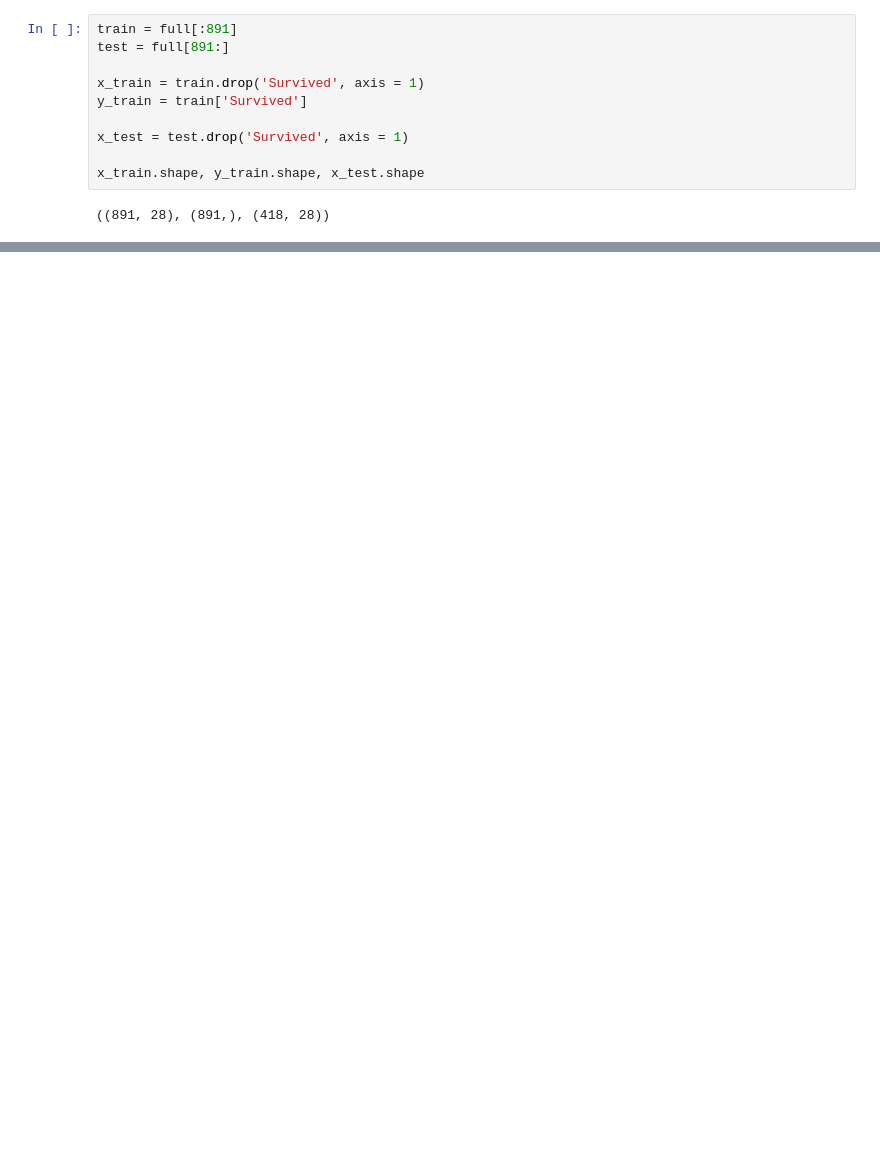
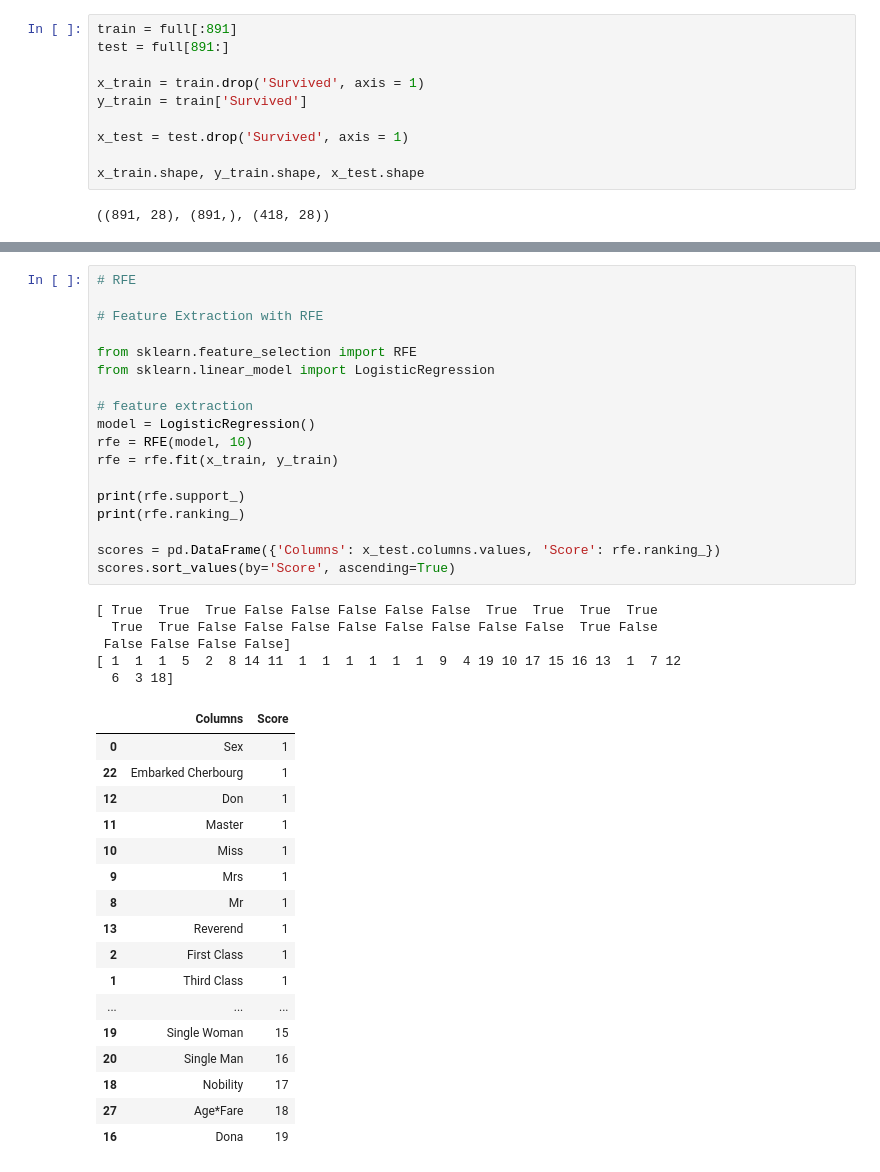
Before and after one commit to agodwinp/Titanic, a Jupyter notebook: Titanic - Machine Learning from Disaster.ipynb, the cells around one changed output, grey strips where cells are left out. Saved outputs shown, nothing was run; the diff lists cells and outputs as text; blank space fills up the shorter version.

```diff
--- a/Titanic - Machine Learning from Disaster.ipynb
+++ b/Titanic - Machine Learning from Disaster.ipynb
@@ -800,0 +851,41 @@ models.sort_values(by='Score', ascending=False)
+# %%
+# RFE
+
+# Feature Extraction with RFE
+
+from sklearn.feature_selection import RFE
+from sklearn.linear_model import LogisticRegression
+
+# feature extraction
+model = LogisticRegression()
+rfe = RFE(model, 10)
+rfe = rfe.fit(x_train, y_train)
+
+print(rfe.support_)
+print(rfe.ranking_)
+
+scores = pd.DataFrame({'Columns': x_test.columns.values, 'Score': rfe.ranking_})
+scores.sort_values(by='Score', ascending=True)
+# %% [output]
+[ True  True  True False False False False False  True  True  True  True
+  True  True False False False False False False False False  True False
+ False False False False]
+[ 1  1  1  5  2  8 14 11  1  1  1  1  1  1  9  4 19 10 17 15 16 13  1  7 12
+  6  3 18]
+|  | Columns | Score |
+| 0 | Sex | 1 |
+| 22 | Embarked Cherbourg | 1 |
+| 12 | Don | 1 |
+| 11 | Master | 1 |
+| 10 | Miss | 1 |
+| 9 | Mrs | 1 |
+| 8 | Mr | 1 |
+| 13 | Reverend | 1 |
+| 2 | First Class | 1 |
+| 1 | Third Class | 1 |
+| ... | ... | ... |
+| 19 | Single Woman | 15 |
+| 20 | Single Man | 16 |
+| 18 | Nobility | 17 |
+| 27 | Age*Fare | 18 |
+| 16 | Dona | 19 |
```
Also changed, not shown: parts of 35 cells of this notebook.
